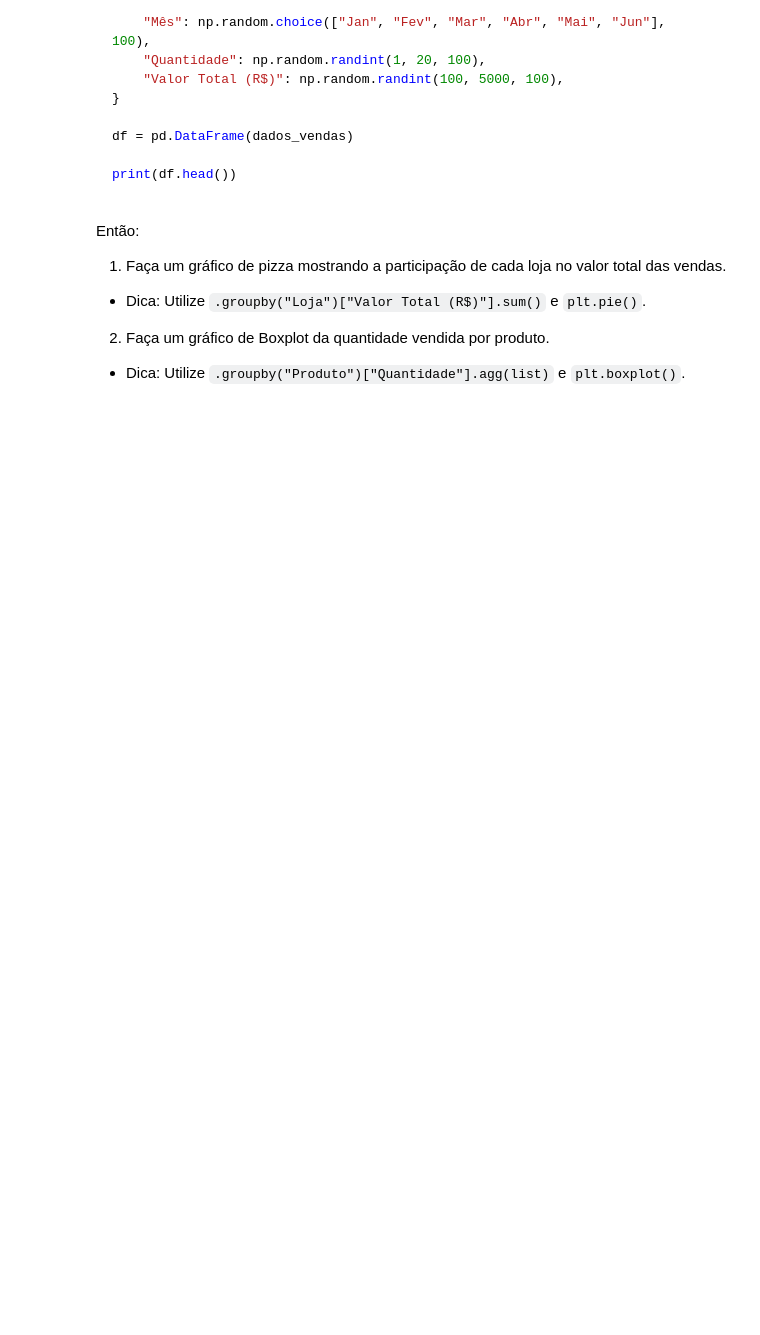
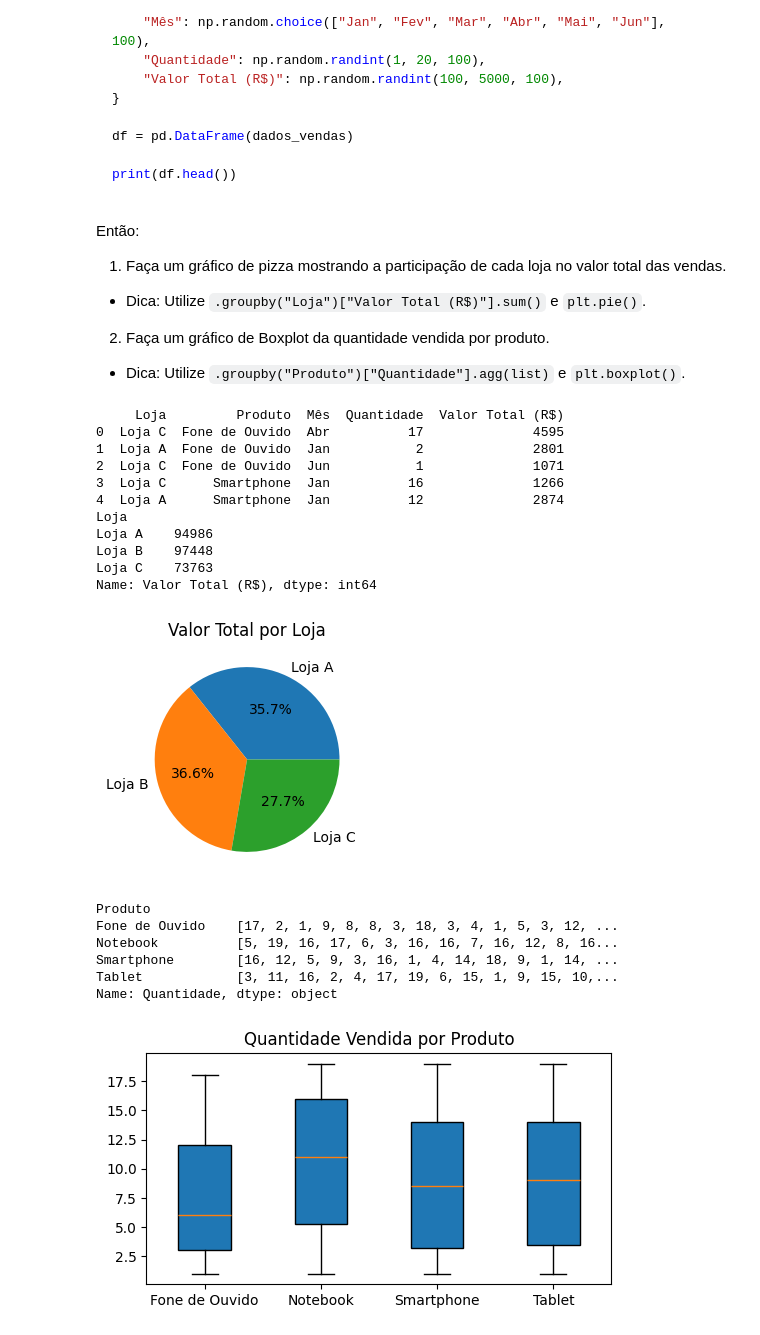
Before and after one commit to natashanuto/CEE2, a Jupyter notebook: 14_matplotlib.ipynb, the cells around one changed output. Saved outputs shown, nothing was run; the diff lists cells and outputs as text; code cells hidden in the pictures; blank space fills up the shorter version.

```diff
--- a/14_matplotlib.ipynb
+++ b/14_matplotlib.ipynb
@@ -566,3 +622,65 @@ Então:
 2. Faça um gráfico de Boxplot da quantidade vendida por produto.
 
   * Dica: Utilize `.groupby("Produto")["Quantidade"].agg(list)` e `plt.boxplot()`.
+# %%
+import pandas as pd
+import numpy as np
+
+np.random.seed(42)
+
+# Criando o DataFrame
+dados_vendas = {
+    "Loja": np.random.choice(["Loja A", "Loja B", "Loja C"], 100),
+    "Produto": np.random.choice(["Notebook", "Tablet", "Smartphone", "Fone de Ouvido"], 100),
+    "Mês": np.random.choice(["Jan", "Fev", "Mar", "Abr", "Mai", "Jun"], 100),
+    "Quantidade": np.random.randint(1, 20, 100),
+    "Valor Total (R$)": np.random.randint(100, 5000, 100),
+}
+
+df = pd.DataFrame(dados_vendas)
+
+print(df.head())
+
+#Faça um gráfico de pizza mostrando a participação de cada loja no valor total das vendas.
+
+import matplotlib.pyplot as plt
+
+plt.figure(figsize=(6,3))
+
+valor = df.groupby("Loja")["Valor Total (R$)"].sum()
+print(valor)
+
+plt.pie(valor, labels=valor.index, autopct='%1.1f%%')
+plt.title("Valor Total por Loja")
+plt.show()
+
+#2. Faça um gráfico de Boxplot da quantidade vendida por produto.
+
+plt.figure(figsize=(6,3))
+
+qtd = df.groupby("Produto")["Quantidade"].agg(list)
+print(qtd)
+
+plt.boxplot(qtd.values, tick_labels = qtd.index, patch_artist = True)
+plt.title("Quantidade Vendida por Produto")
+plt.show()
+# %% [output]
+     Loja         Produto  Mês  Quantidade  Valor Total (R$)
+0  Loja C  Fone de Ouvido  Abr          17              4595
+1  Loja A  Fone de Ouvido  Jan           2              2801
+2  Loja C  Fone de Ouvido  Jun           1              1071
+3  Loja C      Smartphone  Jan          16              1266
+4  Loja A      Smartphone  Jan          12              2874
+Loja
+Loja A    94986
+Loja B    97448
+Loja C    73763
+Name: Valor Total (R$), dtype: int64
+[figure, added]
+Produto
+Fone de Ouvido    [17, 2, 1, 9, 8, 8, 3, 18, 3, 4, 1, 5, 3, 12, ...
+Notebook          [5, 19, 16, 17, 6, 3, 16, 16, 7, 16, 12, 8, 16...
+Smartphone        [16, 12, 5, 9, 3, 16, 1, 4, 14, 18, 9, 1, 14, ...
+Tablet            [3, 11, 16, 2, 4, 17, 19, 6, 15, 1, 9, 15, 10,...
+Name: Quantidade, dtype: object
+[figure, added]
```
Also changed, not shown: parts of 2 cells of this notebook.
